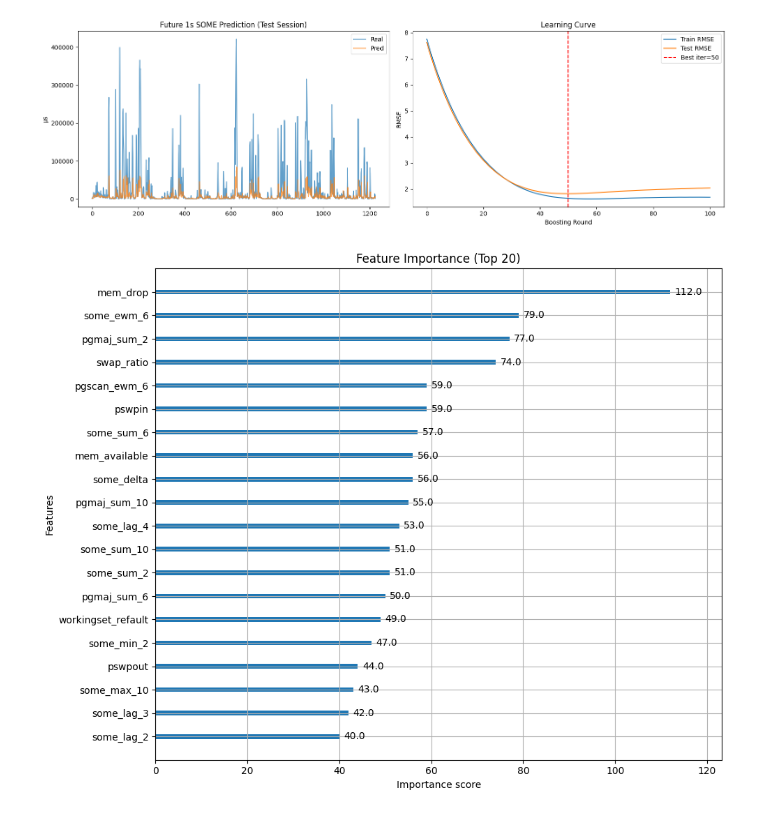
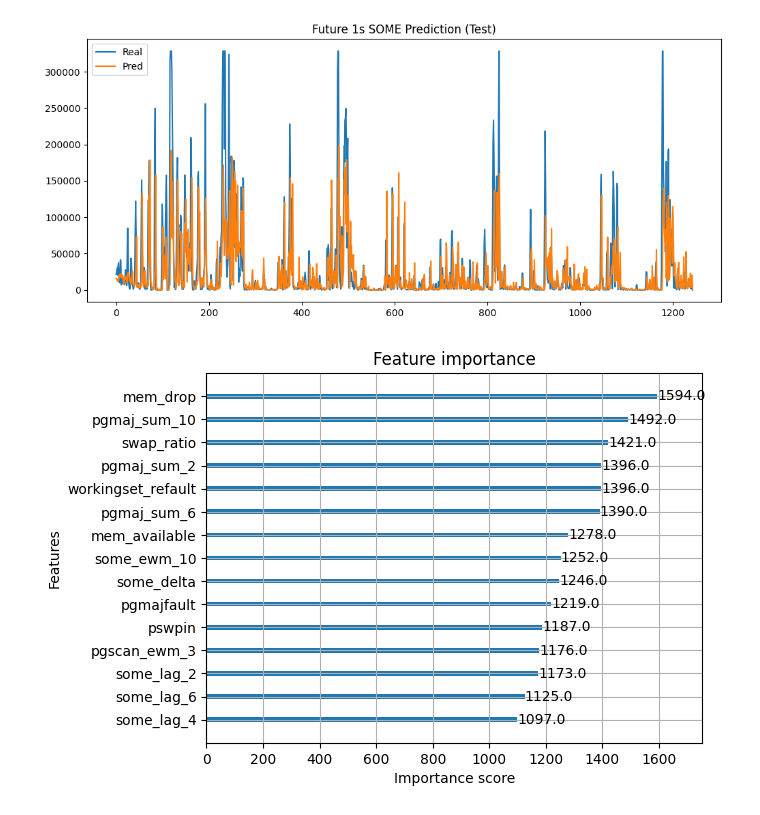
Before and after one commit to BillabongJumbuck/XGboost_PSI, a Jupyter notebook: train/xgboost_some.ipynb, the cells around one changed output. Saved outputs shown, nothing was run; the diff lists cells and outputs as text; code cells hidden in the pictures.

```diff
--- a/train/xgboost_some.ipynb
+++ b/train/xgboost_some.ipynb
@@ -51,6 +62,10 @@ Test:  1225 行 (26.2%)
 # %%
-# 构建特征列（排除目标列和标识列）
-drop_cols = ["source_file", "future_1s_some", "future_1s_full"]
+# 删除不参与训练的列
+drop_cols = [
+    "ts",
+    "source_file",
+    "future_1s_some",
+    "future_1s_full"
+]
+
 feature_cols = [c for c in df.columns if c not in drop_cols]
-print(f"特征数量: {len(feature_cols)}")
-print(f"特征: {feature_cols}")
@@ -162,34 +209,18 @@ for q, label in [(0.75, "75th"), (0.90, "90th"), (0.95, "95th")]:
 # %%
-# 可视化
-fig, axes = plt.subplots(1, 2, figsize=(16, 5))
+# 画图（测试集）
+import matplotlib.pyplot as plt
 
-# 左图：时序对比
-axes[0].plot(y_real.values, label="Real", alpha=0.7)
-axes[0].plot(pred_real, label="Pred", alpha=0.7)
-axes[0].set_title("Future 1s SOME Prediction (Test Session)")
-axes[0].legend()
-axes[0].set_ylabel("μs")
-
-# 右图：Early stopping 学习曲线
-results = model.evals_result()
-axes[1].plot(results['validation_0']['rmse'], label='Train RMSE')
-axes[1].plot(results['validation_1']['rmse'], label='Test RMSE')
-axes[1].axvline(model.best_iteration, color='r', linestyle='--', label=f'Best iter={model.best_iteration}')
-axes[1].set_title("Learning Curve")
-axes[1].legend()
-axes[1].set_xlabel("Boosting Round")
-axes[1].set_ylabel("RMSE")
-
-plt.tight_layout()
+plt.figure(figsize=(12,5))
+plt.plot(np.expm1(y_test.values), label="Real")
+plt.plot(np.expm1(pred_test), label="Pred")
+plt.legend()
+plt.title("Future 1s SOME Prediction (Test)")
 plt.show()
 # %% [output]
-[figure, old version]
+[figure, new version]
 # %%
-# 特征重要性（Top 20）
-fig, ax = plt.subplots(figsize=(10, 8))
-xgb.plot_importance(model, max_num_features=20, ax=ax)
-plt.title("Feature Importance (Top 20)")
-plt.tight_layout()
+# 特征重要性
+xgb.plot_importance(model, max_num_features=15)
 plt.show()
 # %% [output]
-[figure, old version]
+[figure, new version]
```
Also changed, not shown: parts of 17 cells of this notebook, 24 other files.
